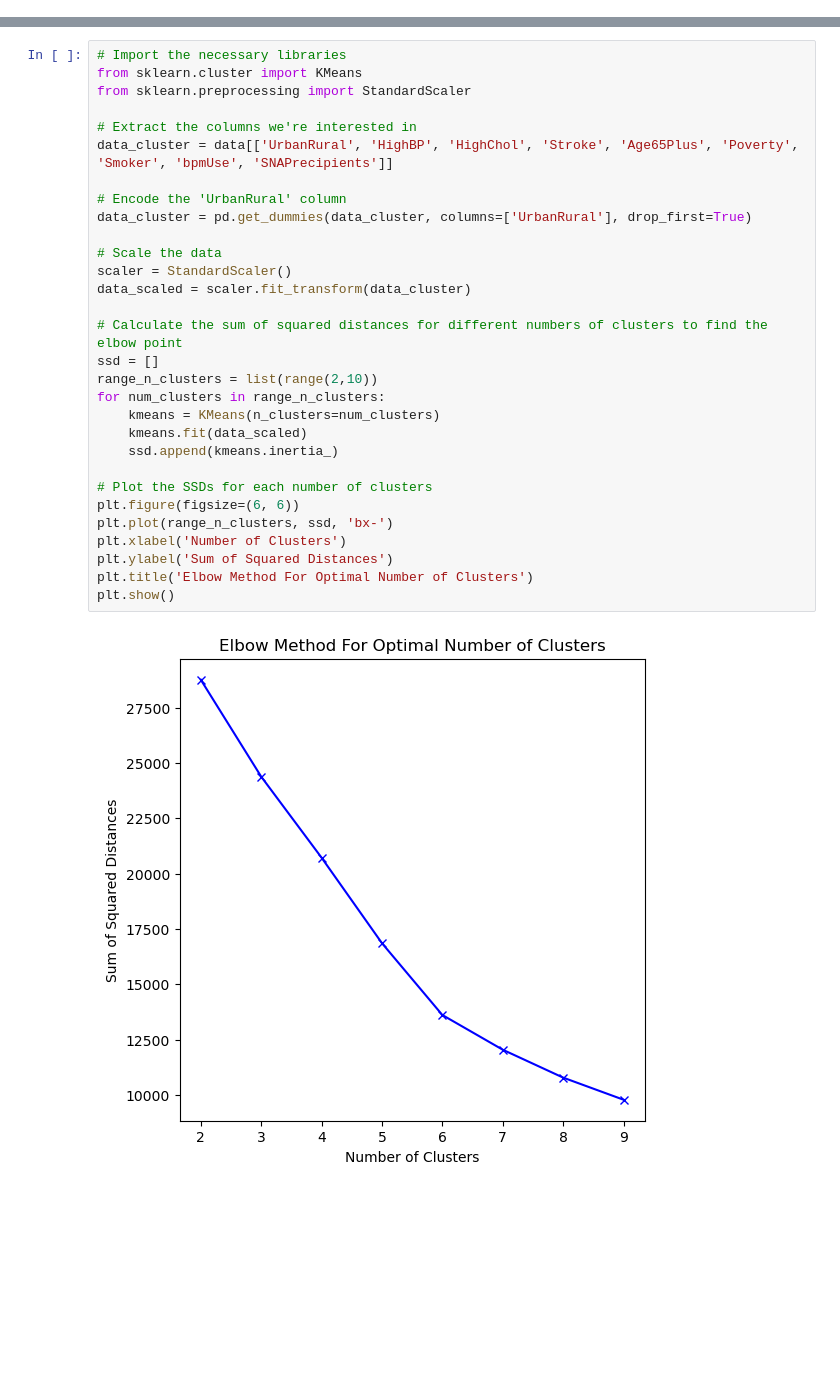
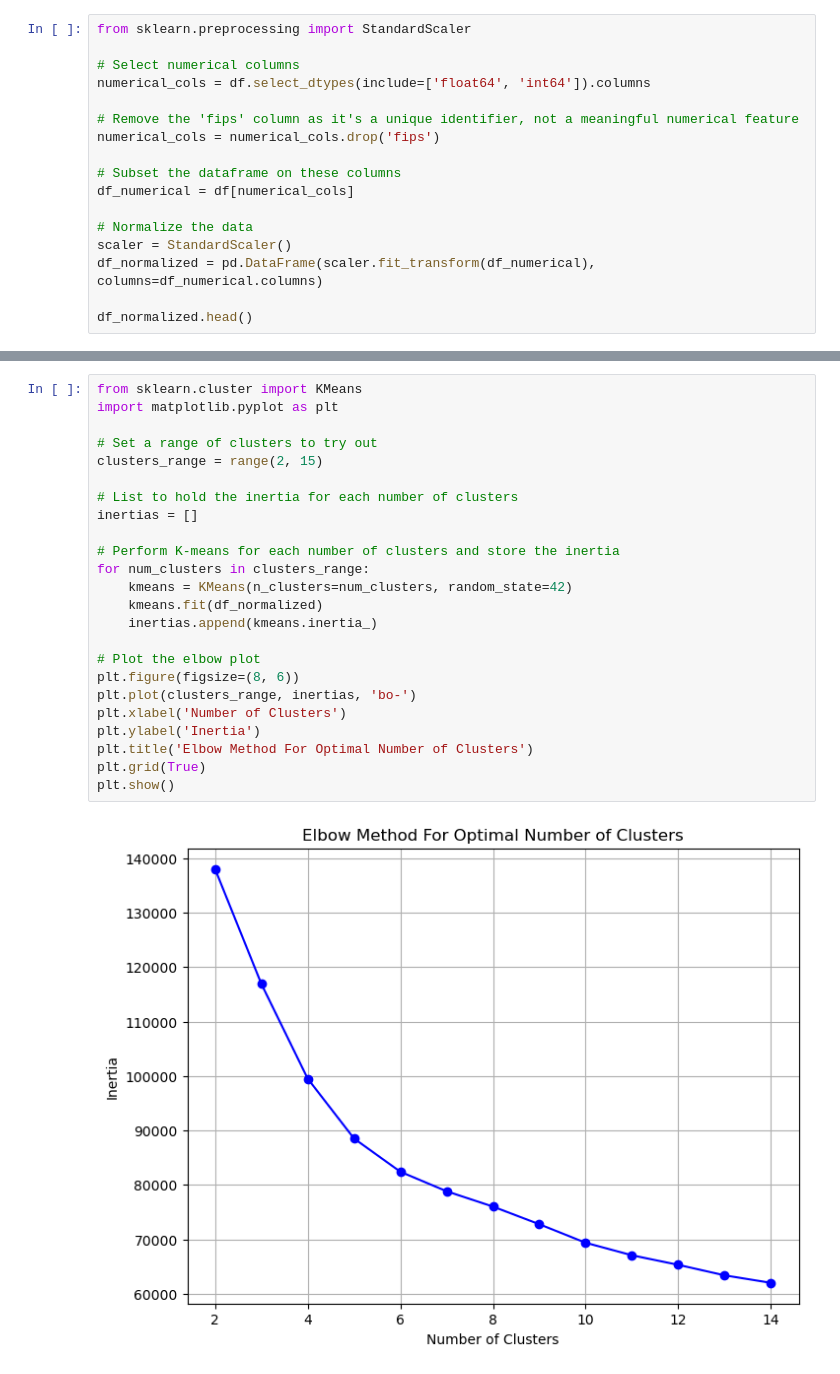
Before and after one commit to IsaacAJohnson/CHD_group_project, a Jupyter notebook: Kmeans.ipynb, the cells around one changed output, grey strips where cells are left out. Cells and saved outputs as stored; diff of their text form; blank space fills up the shorter version.

Commit message:
Finished k-means, added to final doc

```diff
--- a/Kmeans.ipynb
+++ b/Kmeans.ipynb
@@ -19,0 +35,17 @@ Since the "elbow" in the plot isn't very pronounced, the optimal number of clust
+# %%
+from sklearn.preprocessing import StandardScaler
+
+# Select numerical columns
+numerical_cols = df.select_dtypes(include=['float64', 'int64']).columns
+
+# Remove the 'fips' column as it's a unique identifier, not a meaningful numerical feature
+numerical_cols = numerical_cols.drop('fips')
+
+# Subset the dataframe on these columns
+df_numerical = df[numerical_cols]
+
+# Normalize the data
+scaler = StandardScaler()
+df_normalized = pd.DataFrame(scaler.fit_transform(df_numerical), columns=df_numerical.columns)
+
+df_normalized.head()
@@ -20,32 +60,26 @@ Since the "elbow" in the plot isn't very pronounced, the optimal number of clust
 # %%
-# Import the necessary libraries
 from sklearn.cluster import KMeans
-from sklearn.preprocessing import StandardScaler
+import matplotlib.pyplot as plt
 
-# Extract the columns we're interested in
-data_cluster = data[['UrbanRural', 'HighBP', 'HighChol', 'Stroke', 'Age65Plus', 'Poverty', 'Smoker', 'bpmUse', 'SNAPrecipients']]
+# Set a range of clusters to try out
+clusters_range = range(2, 15)
 
-# Encode the 'UrbanRural' column
-data_cluster = pd.get_dummies(data_cluster, columns=['UrbanRural'], drop_first=True)
+# List to hold the inertia for each number of clusters
+inertias = []
 
-# Scale the data
-scaler = StandardScaler()
-data_scaled = scaler.fit_transform(data_cluster)
+# Perform K-means for each number of clusters and store the inertia
+for num_clusters in clusters_range:
+    kmeans = KMeans(n_clusters=num_clusters, random_state=42)
+    kmeans.fit(df_normalized)
+    inertias.append(kmeans.inertia_)
 
-# Calculate the sum of squared distances for different numbers of clusters to find the elbow point
-ssd = []
-range_n_clusters = list(range(2,10))
-for num_clusters in range_n_clusters:
-    kmeans = KMeans(n_clusters=num_clusters)
-    kmeans.fit(data_scaled)
-    ssd.append(kmeans.inertia_)
-
-# Plot the SSDs for each number of clusters
-plt.figure(figsize=(6, 6))
-plt.plot(range_n_clusters, ssd, 'bx-')
+# Plot the elbow plot
+plt.figure(figsize=(8, 6))
+plt.plot(clusters_range, inertias, 'bo-')
 plt.xlabel('Number of Clusters')
-plt.ylabel('Sum of Squared Distances')
+plt.ylabel('Inertia')
 plt.title('Elbow Method For Optimal Number of Clusters')
+plt.grid(True)
 plt.show()
 # %% [output]
-[figure, old version]
+[figure, new version]
```
Also changed, not shown: parts of 15 cells of this notebook.
